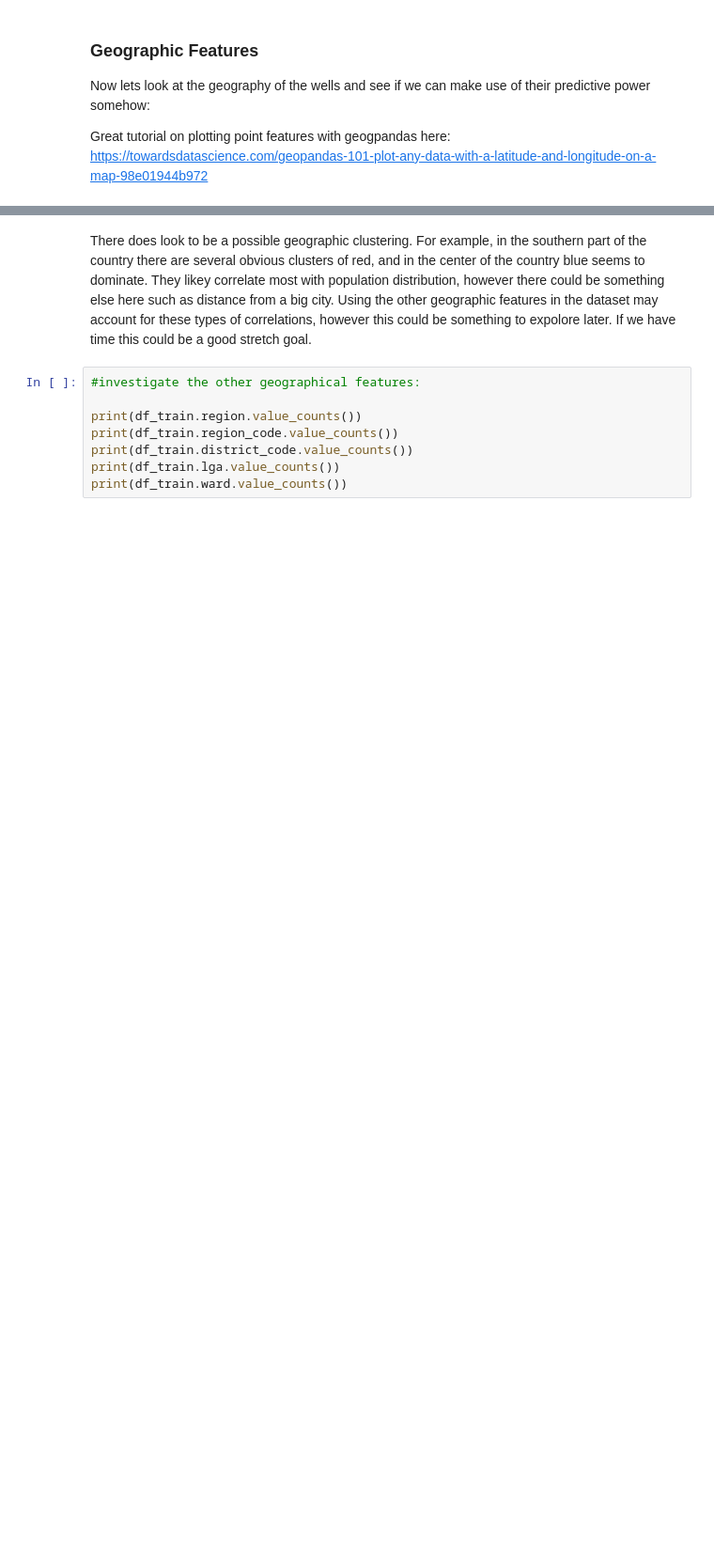
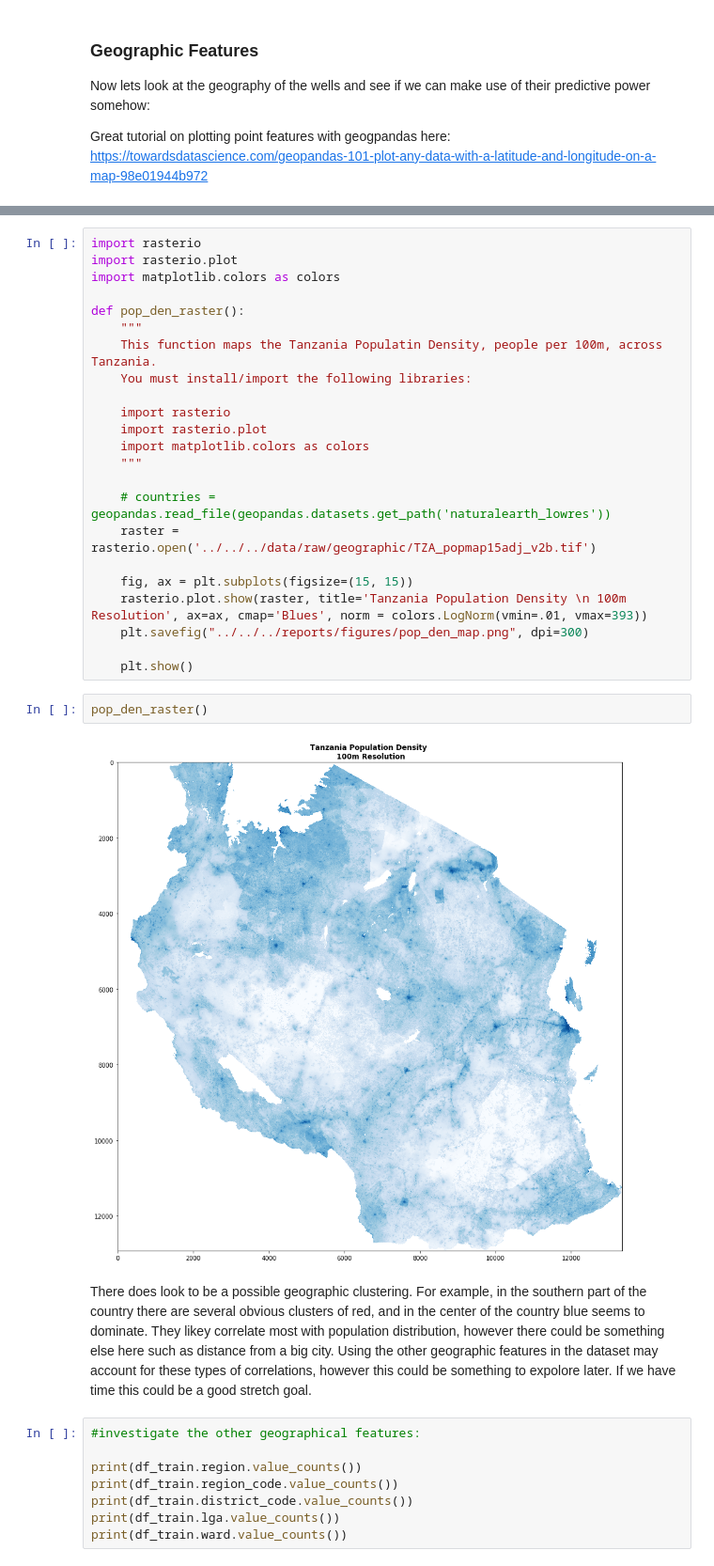
Before and after one commit to akashrama/tanzania_water_predictor, a Jupyter notebook: notebooks/exploratory/Brent/Eda_cleaning.ipynb, the cells around one changed output, grey strips where cells are left out. Shown at 94% size. Drawn from its saved outputs; the diff is of its cells as text; blank space fills up the shorter version.

```diff
--- a/notebooks/exploratory/Brent/Eda_cleaning.ipynb
+++ b/notebooks/exploratory/Brent/Eda_cleaning.ipynb
@@ -402,3 +441,30 @@ map_pumps(df_train)
+# %%
+import rasterio
+import rasterio.plot
+import matplotlib.colors as colors
+
+def pop_den_raster():
+    """
+    This function maps the Tanzania Populatin Density, people per 100m, across Tanzania.
+    You must install/import the following libraries:
+
+    import rasterio
+    import rasterio.plot
+    import matplotlib.colors as colors
+    """
+
+    # countries = geopandas.read_file(geopandas.datasets.get_path('naturalearth_lowres'))
+    raster = rasterio.open('../../../data/raw/geographic/TZA_popmap15adj_v2b.tif')
+
+    fig, ax = plt.subplots(figsize=(15, 15))
+    rasterio.plot.show(raster, title='Tanzania Population Density \n 100m Resolution', ax=ax, cmap='Blues', norm = colors.LogNorm(vmin=.01, vmax=393))
+    plt.savefig("../../../reports/figures/pop_den_map.png", dpi=300)
+
+    plt.show()
+# %%
+pop_den_raster()
+# %% [output]
+[figure, added]
 # %% [markdown]
 There does look to be a possible geographic clustering. For example, in the southern part of the country there are several obvious clusters of red, and in the center of the country blue seems to dominate. They likey correlate most with population distribution, however there could be something else here such as distance from a big city. Using the other geographic features in the dataset may account for these types of correlations, however this could be something to expolore later. If we have time this could be a good stretch goal.
 # %%
```
Also changed, not shown: parts of 28 cells of this notebook, 7 other files.
